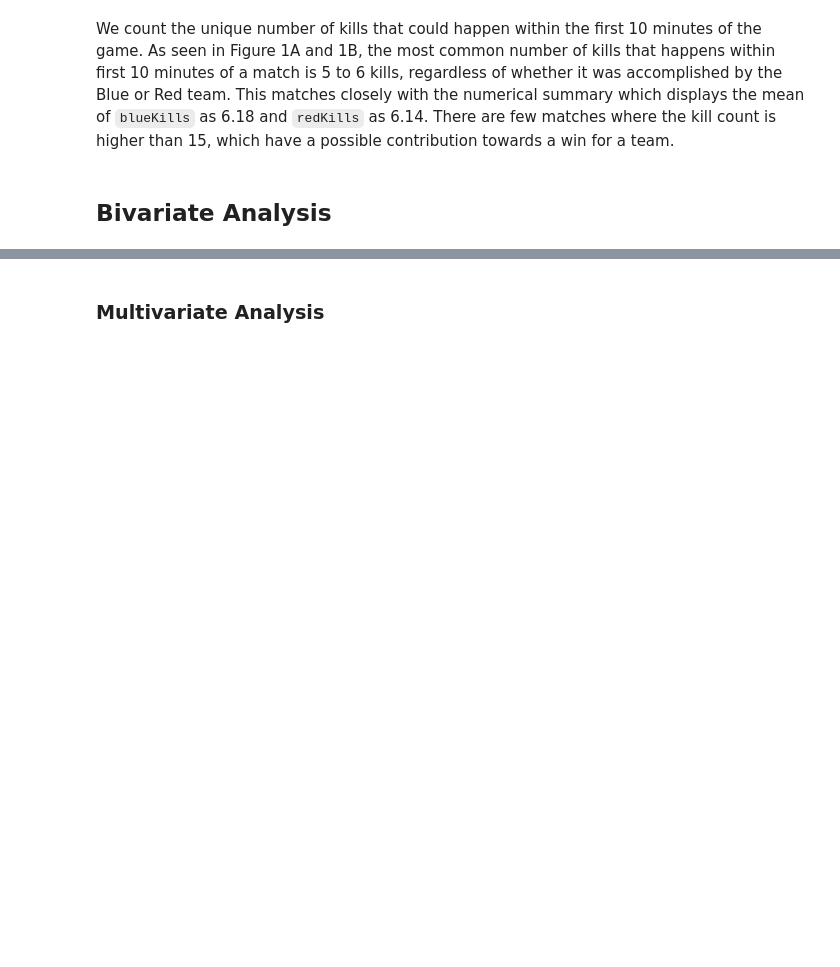
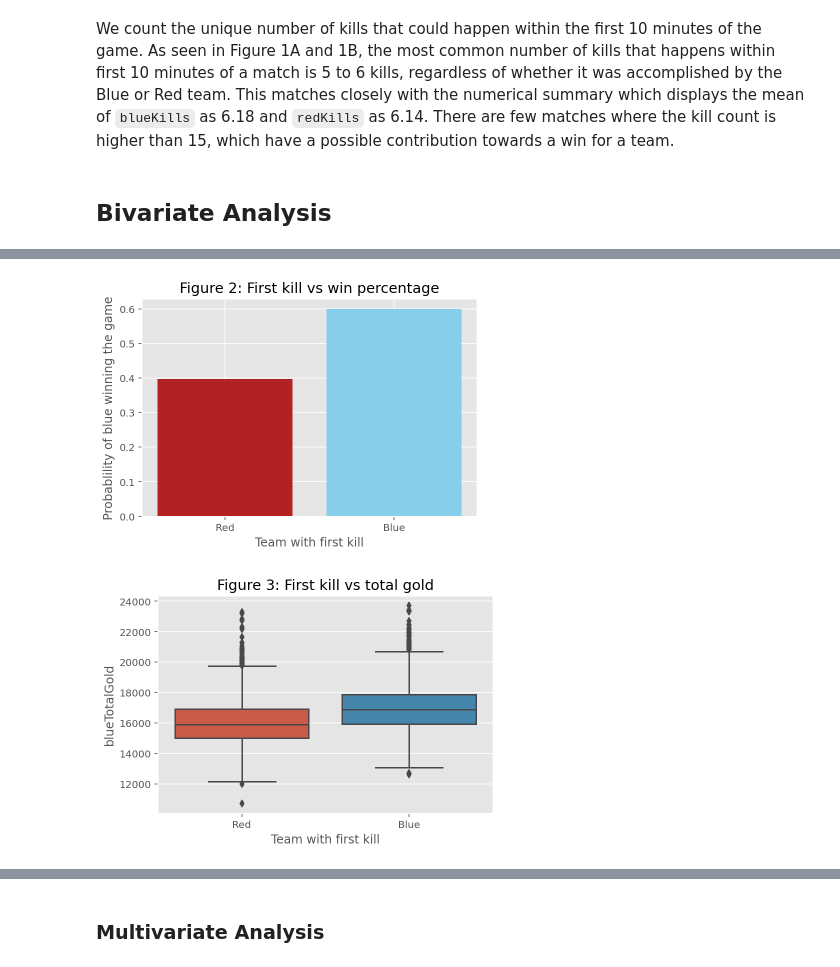
Before and after one commit to angelocarasig/lol_diamond_ranked_analysis, a Jupyter notebook: League of Legends Diamond Ranked Game Analysis.ipynb, the cells around one changed output, grey strips where cells are left out. Cells and saved outputs as stored; diff of their text form; code cells hidden in the pictures; blank space fills up the shorter version.

```diff
--- a/League of Legends Diamond Ranked Game Analysis.ipynb
+++ b/League of Legends Diamond Ranked Game Analysis.ipynb
@@ -357,0 +374,15 @@ ADD BIVARIATE DATA HERE:
+# %%
+bAveWr = df.groupby('blueFirstBlood').mean()
+plt.bar(['Red','Blue'], bAveWr['blueWins'],color=['firebrick','skyblue'])
+plt.xlabel('Team with first kill')
+plt.ylabel('Probablility of blue winning the game')
+plt.title('Figure 2: First kill vs win percentage')
+plt.show()
+sns.boxplot(df['blueFirstBlood'],bGold)
+plt.xticks([0,1], ('Red', 'Blue'))
+plt.xlabel('Team with first kill')
+plt.title('Figure 3: First kill vs total gold')
+plt.show()
+# %% [output]
+[figure, added]
+[figure, added]
```
Also changed, not shown: parts of 6 cells of this notebook.
